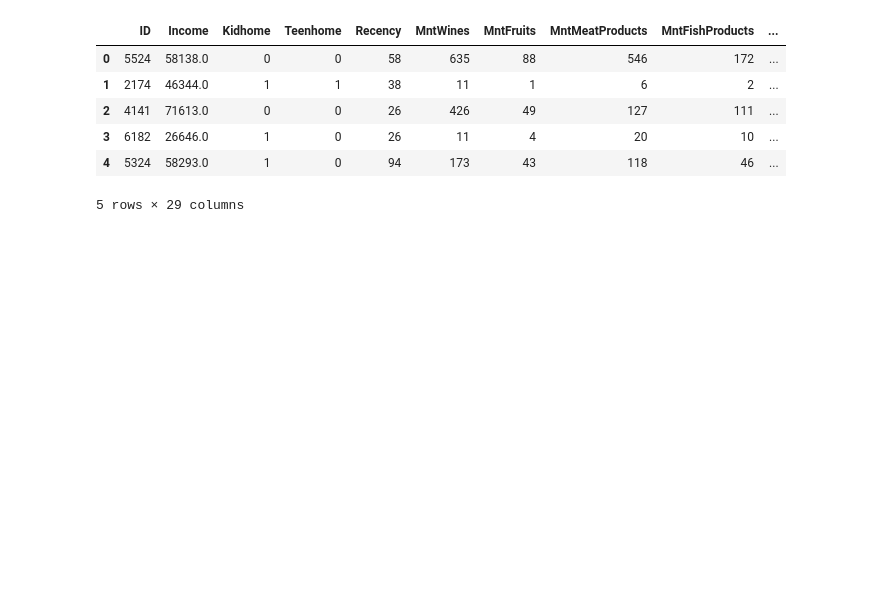
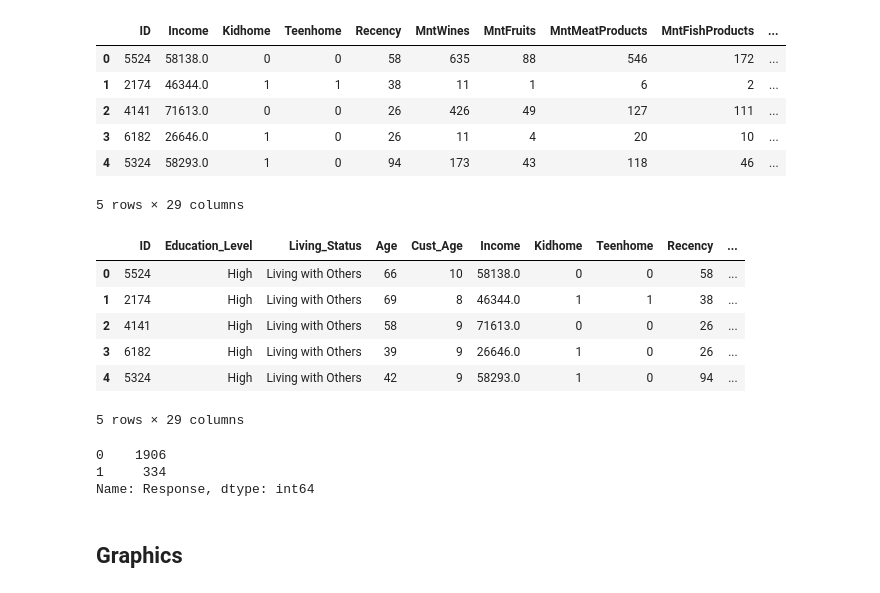
Before and after one commit to erolkibris/marketing_campaign, a Jupyter notebook: marketing_campaign.ipynb, the cells around one changed output. Drawn from its saved outputs; the diff is of its cells as text; code cells hidden in the pictures; blank space fills up the shorter version.

```diff
--- a/marketing_campaign.ipynb
+++ b/marketing_campaign.ipynb
@@ -133,9 +142,3 @@ Data columns (total 29 columns):
  28  Age                  2240 non-null   int64
 dtypes: float64(1), int64(25), object(3)
 memory usage: 507.6+ KB
-# %%
-# print(pd.to_datetime(data['Dt_Customer']).dt.year)
-
-data['Dt_Customer']=pd.to_datetime(data['Dt_Customer'])
-# data['Cust_Age'] =  date.today() - pd.to_datetime(data['Dt_Customer'])
-data.info()
@@ -160,6 +145,9 @@ memory usage: 507.6+ KB
 # %%
+# Calculation of Customer Age
+
 data['Dt_Customer'] = data['Dt_Customer'].astype('datetime64[ns]')
-data['Cust_Age'] = ((pd.to_datetime('now') - pd.to_datetime(data['Dt_Customer'])) / np.timedelta64(1, 'Y')).astype('int64')
+data['Cust_Age'] = ((pd.to_datetime(
+    'now') - pd.to_datetime(data['Dt_Customer'])) / np.timedelta64(1, 'Y')).astype('int64')
 data = data.drop('Dt_Customer', axis=1)
 data.head()
 # %% [output]
@@ -170,3 +158,40 @@ data.head()
 | 3 | 6182 | 26646.0 | 1 | 0 | 26 | 11 | 4 | 20 | 10 | ... |
 | 4 | 5324 | 58293.0 | 1 | 0 | 94 | 173 | 43 | 118 | 46 | ... |
 5 rows × 29 columns
+# %%
+# reordering columns
+
+column_names = ['ID', 'Income', 'Kidhome', 'Teenhome', 'Recency', 'MntWines',
+                'MntFruits', 'MntMeatProducts', 'MntFishProducts', 'MntSweetProducts',
+                'MntGoldProds', 'NumDealsPurchases', 'NumWebPurchases',
+                'NumCatalogPurchases', 'NumStorePurchases', 'NumWebVisitsMonth',
+                'AcceptedCmp3', 'AcceptedCmp4', 'AcceptedCmp5', 'AcceptedCmp1',
+                'AcceptedCmp2', 'Complain', 'Z_CostContact', 'Z_Revenue', 'Response',
+                'Education_Level', 'Living_Status', 'Age', 'Cust_Age']
+
+column_names_reordered = ['ID', 'Education_Level', 'Living_Status', 'Age', 'Cust_Age', 'Income', 'Kidhome', 'Teenhome', 'Recency', 'MntWines',
+                          'MntFruits', 'MntMeatProducts', 'MntFishProducts', 'MntSweetProducts',
+                          'MntGoldProds', 'NumDealsPurchases', 'NumWebPurchases',
+                          'NumCatalogPurchases', 'NumStorePurchases', 'NumWebVisitsMonth',
+                          'AcceptedCmp3', 'AcceptedCmp4', 'AcceptedCmp5', 'AcceptedCmp1',
+                          'AcceptedCmp2', 'Complain', 'Z_CostContact', 'Z_Revenue', 'Response']
+
+data = data[column_names_reordered]
+
+data.head()
+# %% [output]
+|  | ID | Education_Level | Living_Status | Age | Cust_Age | Income | Kidhome | Teenhome | Recency | ... |
+| 0 | 5524 | High | Living with Others | 66 | 10 | 58138.0 | 0 | 0 | 58 | ... |
+| 1 | 2174 | High | Living with Others | 69 | 8 | 46344.0 | 1 | 1 | 38 | ... |
+| 2 | 4141 | High | Living with Others | 58 | 9 | 71613.0 | 0 | 0 | 26 | ... |
+| 3 | 6182 | High | Living with Others | 39 | 9 | 26646.0 | 1 | 0 | 26 | ... |
+| 4 | 5324 | High | Living with Others | 42 | 9 | 58293.0 | 1 | 0 | 94 | ... |
+5 rows × 29 columns
+# %%
+data.Response.value_counts()
+# %% [output]
+0    1906
+1     334
+Name: Response, dtype: int64
+# %% [markdown]
+## Graphics
```
Also changed, not shown: parts of 11 cells of this notebook.
